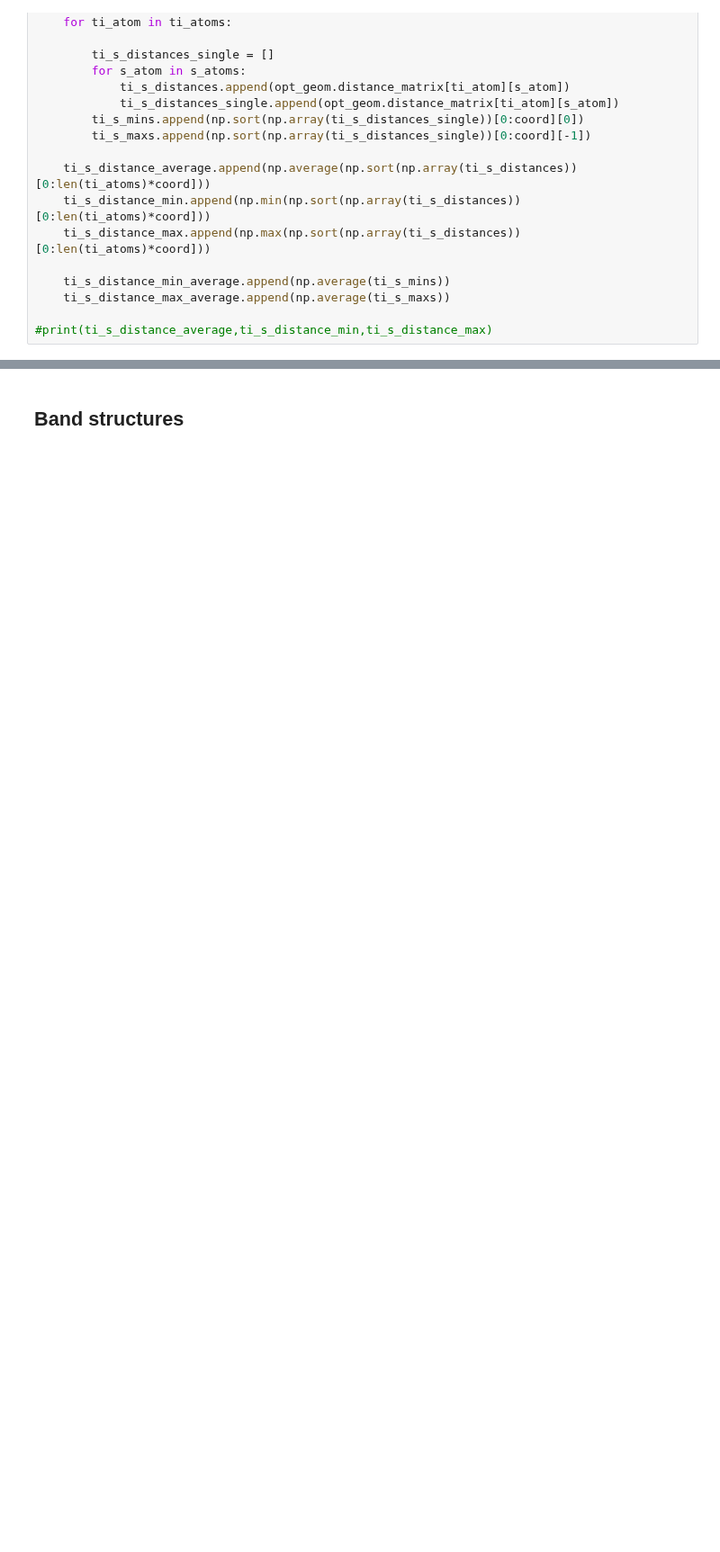
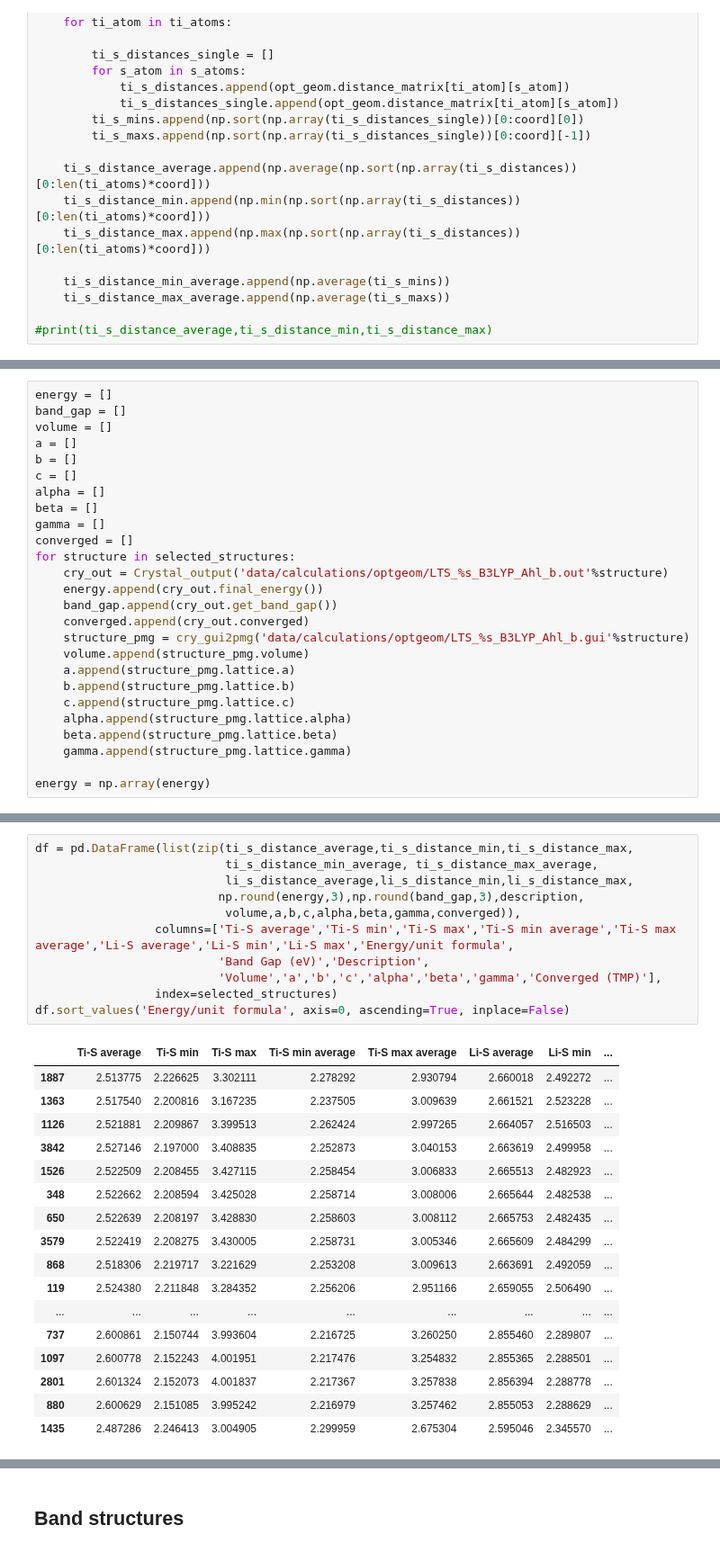
Before and after one commit to cmsg-icl/solid-solutions, a Jupyter notebook: Li2TiS.ipynb, the cells around one changed output, grey strips where cells are left out. Shown at 90% size. Cells and saved outputs as stored; diff of their text form; blank space fills up the shorter version.

Commit message:
Add volume to table

```diff
--- a/Li2TiS.ipynb
+++ b/Li2TiS.ipynb
@@ -344,0 +260,26 @@ df.sort_values('Energy/unit formula', axis=0, ascending=True, inplace=False)
+# %%
+energy = []
+band_gap = []
+volume = []
+a = []
+b = []
+c = []
+alpha = []
+beta = []
+gamma = []
+converged = []
+for structure in selected_structures:
+    cry_out = Crystal_output('data/calculations/optgeom/LTS_%s_B3LYP_Ahl_b.out'%structure)
+    energy.append(cry_out.final_energy())
+    band_gap.append(cry_out.get_band_gap())
+    converged.append(cry_out.converged)
+    structure_pmg = cry_gui2pmg('data/calculations/optgeom/LTS_%s_B3LYP_Ahl_b.gui'%structure)
+    volume.append(structure_pmg.volume)
+    a.append(structure_pmg.lattice.a)
+    b.append(structure_pmg.lattice.b)
+    c.append(structure_pmg.lattice.c)
+    alpha.append(structure_pmg.lattice.alpha)
+    beta.append(structure_pmg.lattice.beta)
+    gamma.append(structure_pmg.lattice.gamma)
+
+energy = np.array(energy)
@@ -344,0 +294,29 @@ df.sort_values('Energy/unit formula', axis=0, ascending=True, inplace=False)
+# %%
+df = pd.DataFrame(list(zip(ti_s_distance_average,ti_s_distance_min,ti_s_distance_max,
+                           ti_s_distance_min_average, ti_s_distance_max_average,
+                           li_s_distance_average,li_s_distance_min,li_s_distance_max,
+                          np.round(energy,3),np.round(band_gap,3),description,
+                           volume,a,b,c,alpha,beta,gamma,converged)),
+                 columns=['Ti-S average','Ti-S min','Ti-S max','Ti-S min average','Ti-S max average','Li-S average','Li-S min','Li-S max','Energy/unit formula',
+                          'Band Gap (eV)','Description',
+                          'Volume','a','b','c','alpha','beta','gamma','Converged (TMP)'],
+                 index=selected_structures)
+df.sort_values('Energy/unit formula', axis=0, ascending=True, inplace=False)
+# %% [output]
+|  | Ti-S average | Ti-S min | Ti-S max | Ti-S min average | Ti-S max average | Li-S average | Li-S min | ... |
+| 1887 | 2.513775 | 2.226625 | 3.302111 | 2.278292 | 2.930794 | 2.660018 | 2.492272 | ... |
+| 1363 | 2.517540 | 2.200816 | 3.167235 | 2.237505 | 3.009639 | 2.661521 | 2.523228 | ... |
+| 1126 | 2.521881 | 2.209867 | 3.399513 | 2.262424 | 2.997265 | 2.664057 | 2.516503 | ... |
+| 3842 | 2.527146 | 2.197000 | 3.408835 | 2.252873 | 3.040153 | 2.663619 | 2.499958 | ... |
+| 1526 | 2.522509 | 2.208455 | 3.427115 | 2.258454 | 3.006833 | 2.665513 | 2.482923 | ... |
+| 348 | 2.522662 | 2.208594 | 3.425028 | 2.258714 | 3.008006 | 2.665644 | 2.482538 | ... |
+| 650 | 2.522639 | 2.208197 | 3.428830 | 2.258603 | 3.008112 | 2.665753 | 2.482435 | ... |
+| 3579 | 2.522419 | 2.208275 | 3.430005 | 2.258731 | 3.005346 | 2.665609 | 2.484299 | ... |
+| 868 | 2.518306 | 2.219717 | 3.221629 | 2.253208 | 3.009613 | 2.663691 | 2.492059 | ... |
+| 119 | 2.524380 | 2.211848 | 3.284352 | 2.256206 | 2.951166 | 2.659055 | 2.506490 | ... |
+| ... | ... | ... | ... | ... | ... | ... | ... | ... |
+| 737 | 2.600861 | 2.150744 | 3.993604 | 2.216725 | 3.260250 | 2.855460 | 2.289807 | ... |
+| 1097 | 2.600778 | 2.152243 | 4.001951 | 2.217476 | 3.254832 | 2.855365 | 2.288501 | ... |
+| 2801 | 2.601324 | 2.152073 | 4.001837 | 2.217367 | 3.257838 | 2.856394 | 2.288778 | ... |
+| 880 | 2.600629 | 2.151085 | 3.995242 | 2.216979 | 3.257462 | 2.855053 | 2.288629 | ... |
+| 1435 | 2.487286 | 2.246413 | 3.004905 | 2.299959 | 2.675304 | 2.595046 | 2.345570 | ... |
```
Also changed, not shown: parts of 43 cells of this notebook.
